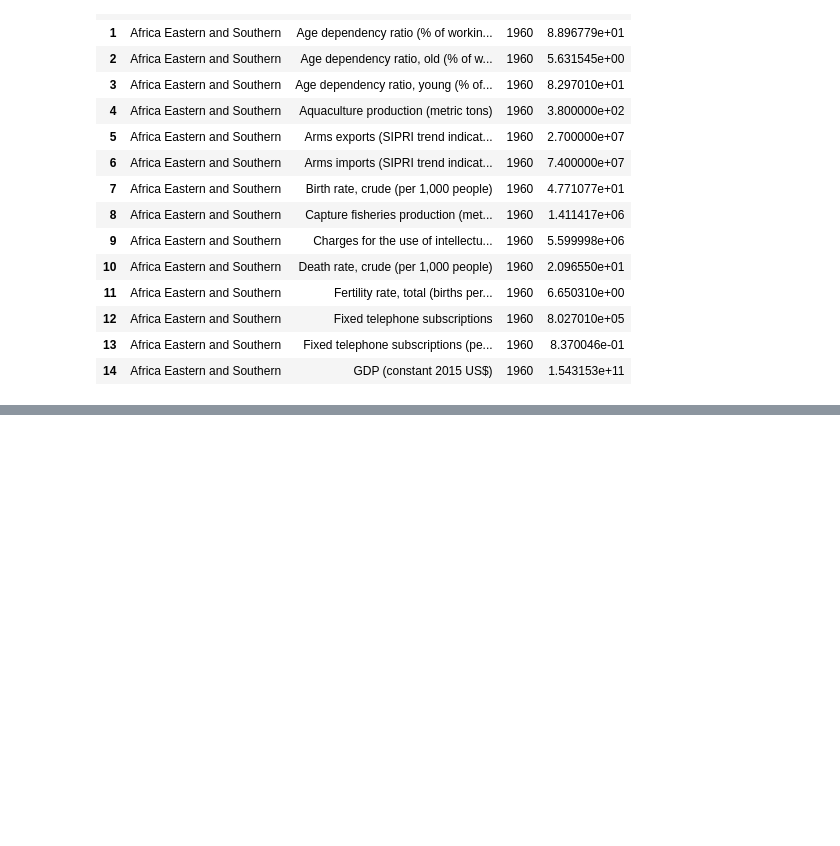
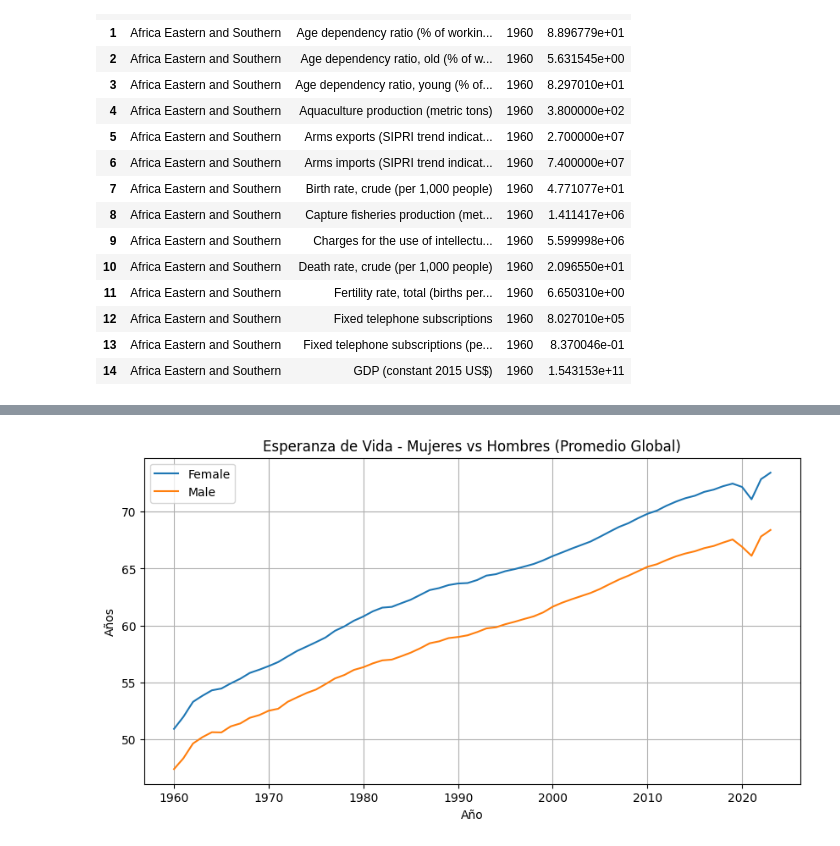
Before and after one commit to aglsystems-ragl/PROYECTO_WDI_ETL, a Jupyter notebook: notebooks/ETL_WDI.ipynb, the cells around one changed output, grey strips where cells are left out. Cells and saved outputs as stored; diff of their text form; code cells hidden in the pictures; blank space fills up the shorter version.

```diff
--- a/notebooks/ETL_WDI.ipynb
+++ b/notebooks/ETL_WDI.ipynb
@@ -1183,8 +858,0 @@ Esta dimensión permitirá hacer análisis históricos de forma estructurada.
-# %%
-dim_date = df_long[["Year"]].drop_duplicates().reset_index(drop=True)
-
-dim_date["date_key"] = dim_date.index + 1
-
-dim_date = dim_date[["date_key", "Year"]]
-
-dim_date.head()
@@ -1212,10 +858,0 @@ Voy a relacionar cada registro con sus respectivas claves de país, indicador y
-# %%
-
-fact_wdi = df_long.merge(dim_country, on=["Country Name", "Country Code"])
-fact_wdi = fact_wdi.merge(dim_indicator, on=["Indicator Name", "Indicator Code"])
-fact_wdi = fact_wdi.merge(dim_date, on="Year")
-
-
-fact_wdi = fact_wdi[["country_key", "indicator_key", "date_key", "Value"]]
-
-fact_wdi.head()
@@ -1428,0 +921,33 @@ display(Image(ruta_modelo_estrella))
+# %%
+import matplotlib.pyplot as plt
+
+ind_f = "Life expectancy at birth, female (years)"
+ind_m = "Life expectancy at birth, male (years)"
+
+df_gender = pd.read_sql(f"""
+SELECT
+  d.Year,
+  i.indicator_name,
+  AVG(f.Value) AS avg_value
+FROM fact_wdi f
+JOIN dim_date d ON f.date_key = d.date_key
+JOIN dim_indicator i ON f.indicator_key = i.indicator_key
+WHERE i.indicator_name IN ("{ind_f}", "{ind_m}")
+GROUP BY d.Year, i.indicator_name
+ORDER BY d.Year;
+""", engine)
+
+# pivot para graficar fácil
+df_pivot = df_gender.pivot(index="Year", columns="indicator_name", values="avg_value").reset_index()
+
+plt.figure(figsize=(10,5))
+plt.plot(df_pivot["Year"], df_pivot[ind_f], label="Female")
+plt.plot(df_pivot["Year"], df_pivot[ind_m], label="Male")
+plt.title("Esperanza de Vida - Mujeres vs Hombres (Promedio Global)")
+plt.xlabel("Año")
+plt.ylabel("Años")
+plt.grid(True)
+plt.legend()
+plt.show()
+# %% [output]
+[figure, added]
```
Also changed, not shown: parts of 58 cells of this notebook.
